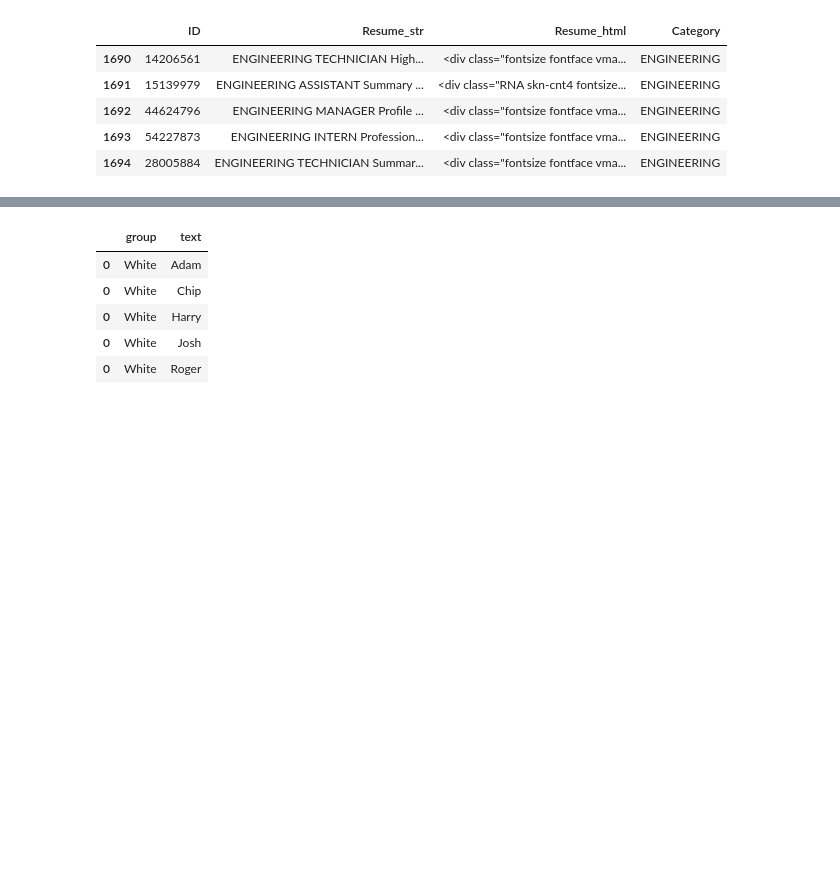
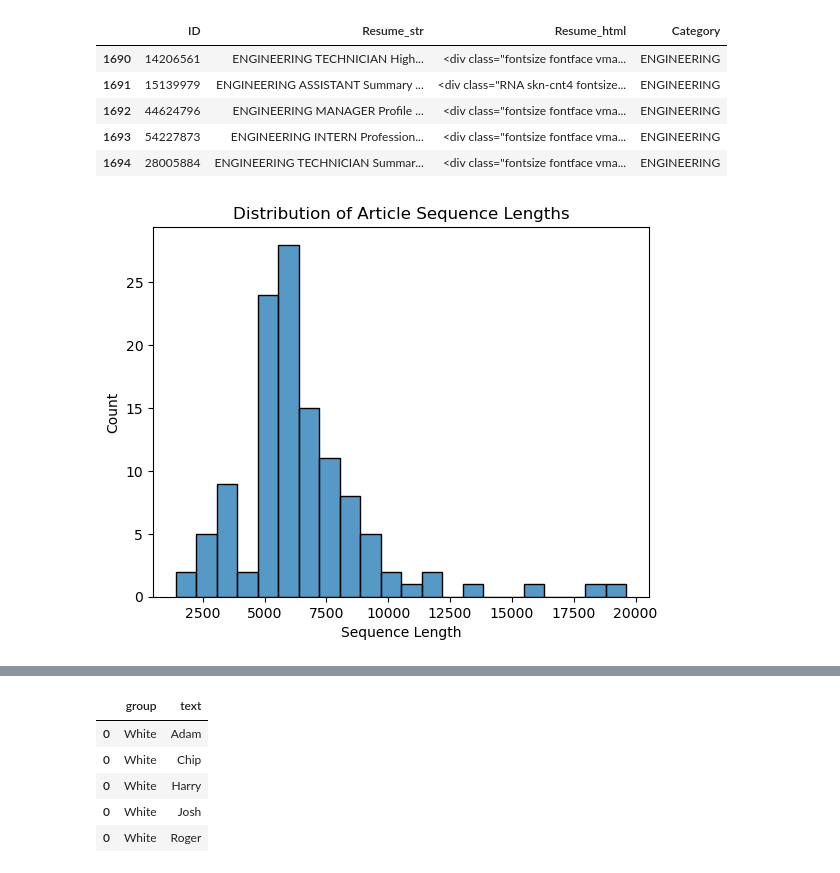
Before and after one commit to lattiric/ML_NN_Final_Proj, a Jupyter notebook: labWill.ipynb, the cells around one changed output, grey strips where cells are left out. Cells and saved outputs as stored; diff of their text form; code cells hidden in the pictures; blank space fills up the shorter version.

Commit message:
started predictions of resume information

```diff
--- a/labWill.ipynb
+++ b/labWill.ipynb
@@ -397,4 +397,14 @@ engineering_resumes.head()
 # %%
 beginner_resume_exerpt = 'I have over 29 years of progressive experience in the electrical, communications, electronics, and telecommunications fields.'
 
-#show how many
+#capture the length of all Resume_str valuees in the engineering_resumes dataframe
+sequence_lengths = engineering_resumes['Resume_str'].apply(lambda x: len(x))
+
+sns.histplot(sequence_lengths)
+
+plt.title("Distribution of Article Sequence Lengths")
+plt.xlabel("Sequence Length")
+
+plt.show()
+# %% [output]
+[figure, added]
```
Also changed, not shown: parts of 5 cells of this notebook.
